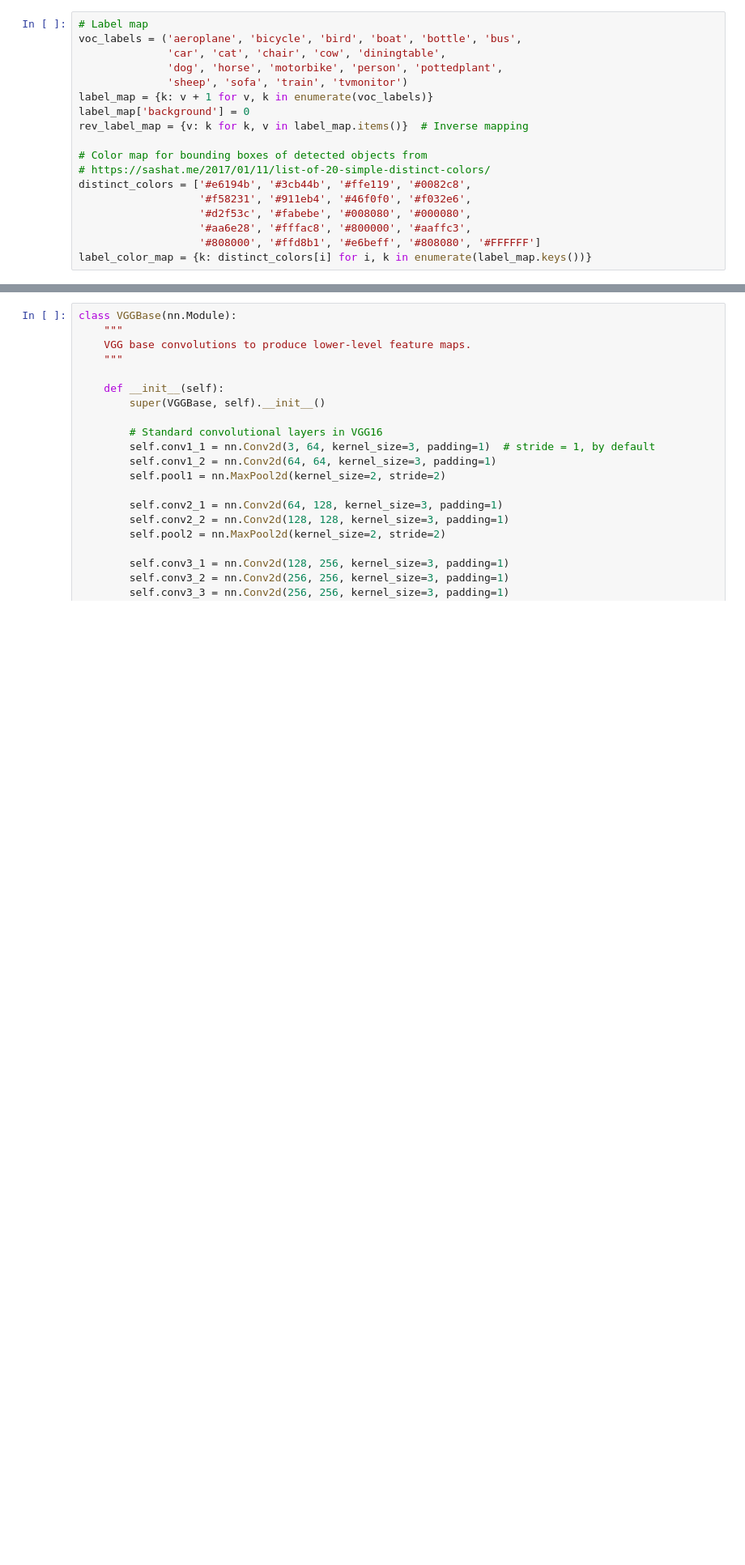
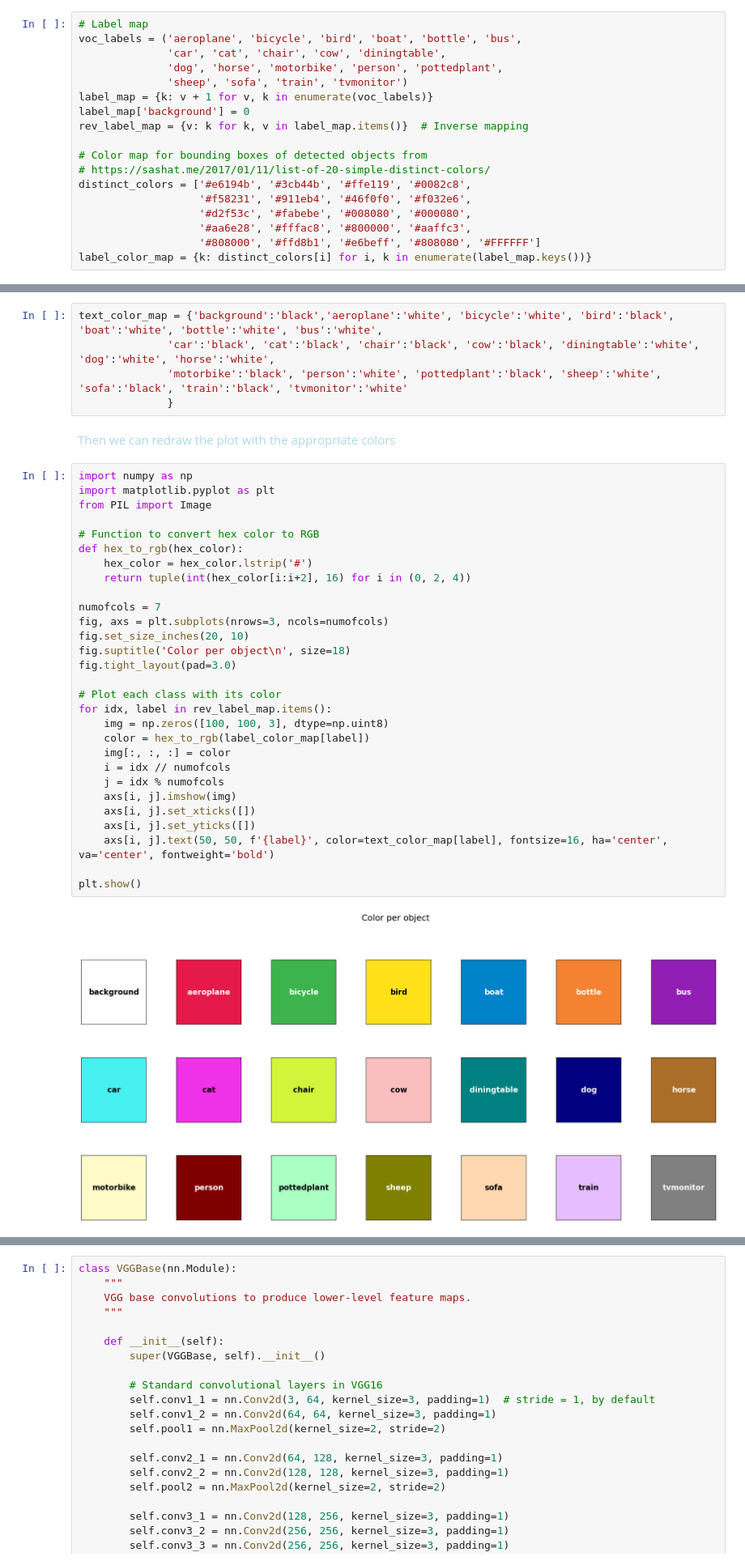
Before and after one commit to osama-alk/DeepLearningInMachineVis-Exercises, a Jupyter notebook: Object Detection/Osama_Josh_Intro_OD_MD.ipynb, the cells around one changed output, grey strips where cells are left out. Shown at 81% size. Cells and saved outputs as stored; diff of their text form; blank space fills up the shorter version.

```diff
--- a/Object Detection/Osama_Josh_Intro_OD_MD.ipynb
+++ b/Object Detection/Osama_Josh_Intro_OD_MD.ipynb
@@ -168,3 +124,41 @@ Using the JSON-files mentioned above, we can construct a subclass of PyTorch [`D
+# %%
+text_color_map = {'background':'black','aeroplane':'white', 'bicycle':'white', 'bird':'black', 'boat':'white', 'bottle':'white', 'bus':'white',
+              'car':'black', 'cat':'black', 'chair':'black', 'cow':'black', 'diningtable':'white', 'dog':'white', 'horse':'white',
+              'motorbike':'black', 'person':'white', 'pottedplant':'black', 'sheep':'white', 'sofa':'black', 'train':'black', 'tvmonitor':'white'
+              }
+# %% [markdown]
+<div style="color:lightblue"> Then we can redraw the plot with the appropriate colors
+# %%
+import numpy as np
+import matplotlib.pyplot as plt
+from PIL import Image
+
+# Function to convert hex color to RGB
+def hex_to_rgb(hex_color):
+    hex_color = hex_color.lstrip('#')
+    return tuple(int(hex_color[i:i+2], 16) for i in (0, 2, 4))
+
+numofcols = 7
+fig, axs = plt.subplots(nrows=3, ncols=numofcols)
+fig.set_size_inches(20, 10)
+fig.suptitle('Color per object\n', size=18)
+fig.tight_layout(pad=3.0)
+
+# Plot each class with its color
+for idx, label in rev_label_map.items():
+    img = np.zeros([100, 100, 3], dtype=np.uint8)
+    color = hex_to_rgb(label_color_map[label])
+    img[:, :, :] = color
+    i = idx // numofcols
+    j = idx % numofcols
+    axs[i, j].imshow(img)
+    axs[i, j].set_xticks([])
+    axs[i, j].set_yticks([])
+    axs[i, j].text(50, 50, f'{label}', color=text_color_map[label], fontsize=16, ha='center', va='center', fontweight='bold')
+
+plt.show()
+# %% [output]
+[figure, added]
 # %%
 class PascalVOCDataset(Dataset):
     """
```
Also changed, not shown: parts of 72 cells of this notebook, 2 other files.
